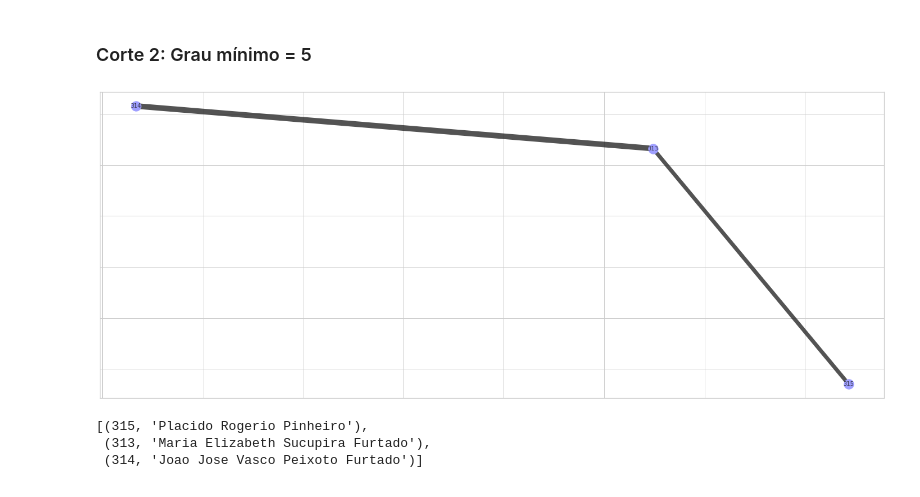
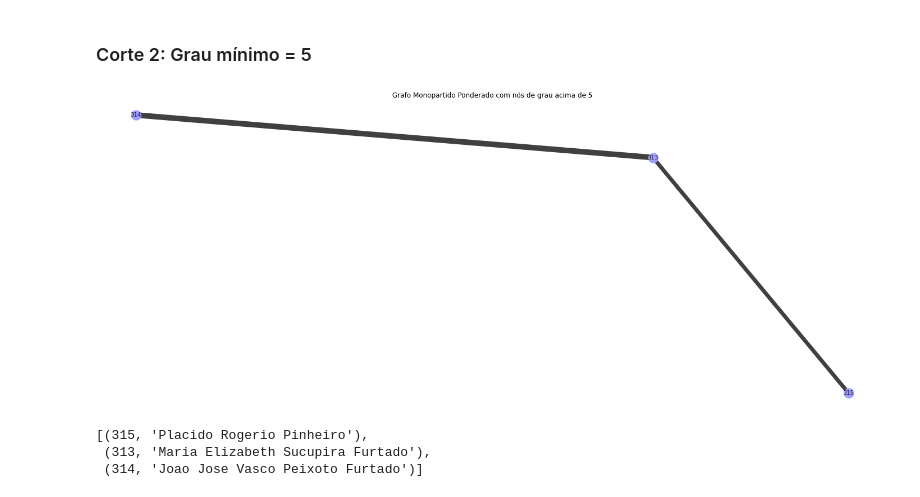
Before and after one commit to makaires77/Grafos-2021, a Jupyter notebook: P5b_PPGIA_Bipartite.ipynb, the cells around one changed output. Drawn from its saved outputs; the diff is of its cells as text; code cells hidden in the pictures.

```diff
--- a/P5b_PPGIA_Bipartite.ipynb
+++ b/P5b_PPGIA_Bipartite.ipynb
@@ -311,7 +311,6 @@ df['name'] = f'{full_name_G[k1[0]]}, {full_name_G[k1[1]]}'
 
 # Plota a contagem dos links em cada faixa de valor.
 import seaborn as sns
-sns.set_theme(style="whitegrid")
 
 plt.figure(figsize=(12,6))
 ax = sns.countplot(x="weight", data=df)
@@ -420,20 +419,21 @@ def filter_node(n1):
 # %%
 #@title
 # Gerar grafo K3
 K5 = nx.subgraph_view(G, filter_node=filter_node)
 # Create figure
 plt.figure(figsize=(25,10))
+plt.title('Grafo Monopartido Ponderado com nós de grau acima de 5')
 # Get weights
 weight = [K5.edges[e]['weight'] for e in K5.edges]
 # Calculate layout
 pos = nx.spring_layout(G, weight='weight', k=0.5)
 # Draw edges, nodes, and labels
 nx.draw_networkx_edges(K5, pos, width=weight, alpha=0.75)
 nx.draw_networkx_nodes(K5, pos, node_color="#9f9fff", node_size=300)
 nx.draw_networkx_labels(K5, pos, alpha=.75, font_size=10)
 plt.savefig(local + 'GRAFO_P3-7.png', dpi=150)
 # %% [output]
-[figure, old version]
+[figure, new version]
 # %%
 # Identifica os nós da rede
 full_name_K = nx.get_node_attributes(K5, "name")
```
Also changed, not shown: parts of 3 cells of this notebook.
